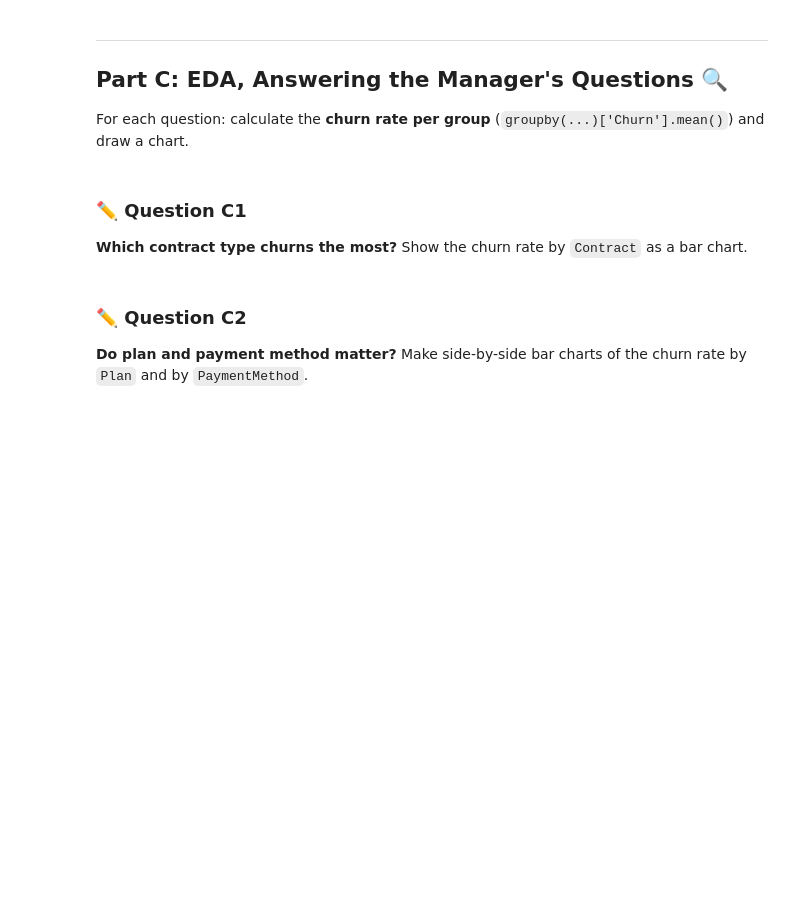
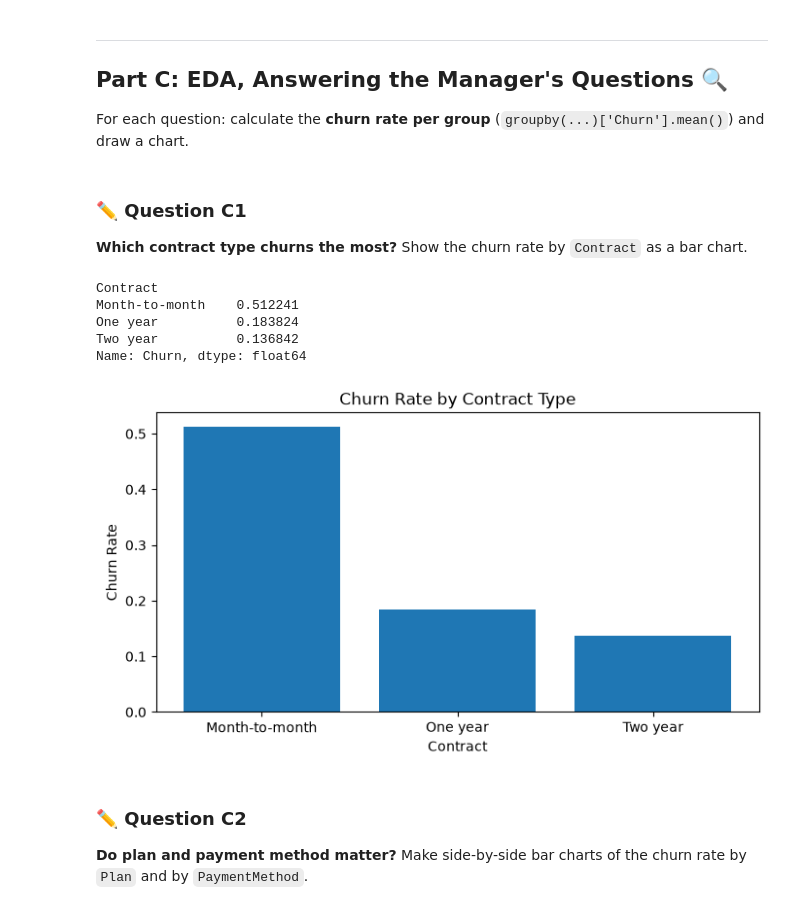
Before and after one commit to salemradha/python_saikeerthana, a Jupyter notebook: Pandas_Churn_Complete_STUDENT 1.ipynb, the cells around one changed output. Drawn from its saved outputs; the diff is of its cells as text; code cells hidden in the pictures; blank space fills up the shorter version.

```diff
--- a/Pandas_Churn_Complete_STUDENT 1.ipynb
+++ b/Pandas_Churn_Complete_STUDENT 1.ipynb
@@ -475,3 +1170,6 @@ Use the **IQR rule** to find outliers in `MonthlyCharges`. How many are there? D
 Remove the outliers, recalculate `TotalCharges = MonthlyCharges × TenureMonths`, and print the final shape.
 # %%
 # YOUR CODE HERE
+data = data[(data["MonthlyCharges"] >= lower) & (data["MonthlyCharges"] <= upper)].copy()
+data["TotalCharges"] = data["MonthlyCharges"] * data["TenureMonths"]
+print("Final shape:", data.shape)
@@ -488,6 +1188,21 @@ For each question: calculate the **churn rate per group** (`groupby(...)['Churn'
 **Which contract type churns the most?** Show the churn rate by `Contract` as a bar chart.
 # %%
 # YOUR CODE HERE
+contract_churn = data.groupby("Contract")["Churn"].mean().sort_values(ascending=False)
+print(contract_churn)
+
+plt.bar(contract_churn.index, contract_churn.values)
+plt.title("Churn Rate by Contract Type")
+plt.xlabel("Contract")
+plt.ylabel("Churn Rate")
+plt.show()
+# %% [output]
+Contract
+Month-to-month    0.512241
+One year          0.183824
+Two year          0.136842
+Name: Churn, dtype: float64
+[figure, added]
 # %% [markdown]
 ### ✏️ Question C2
 **Do plan and payment method matter?** Make side-by-side bar charts of the churn rate by `Plan` and by `PaymentMethod`.
```
Also changed, not shown: parts of 110 cells of this notebook.
